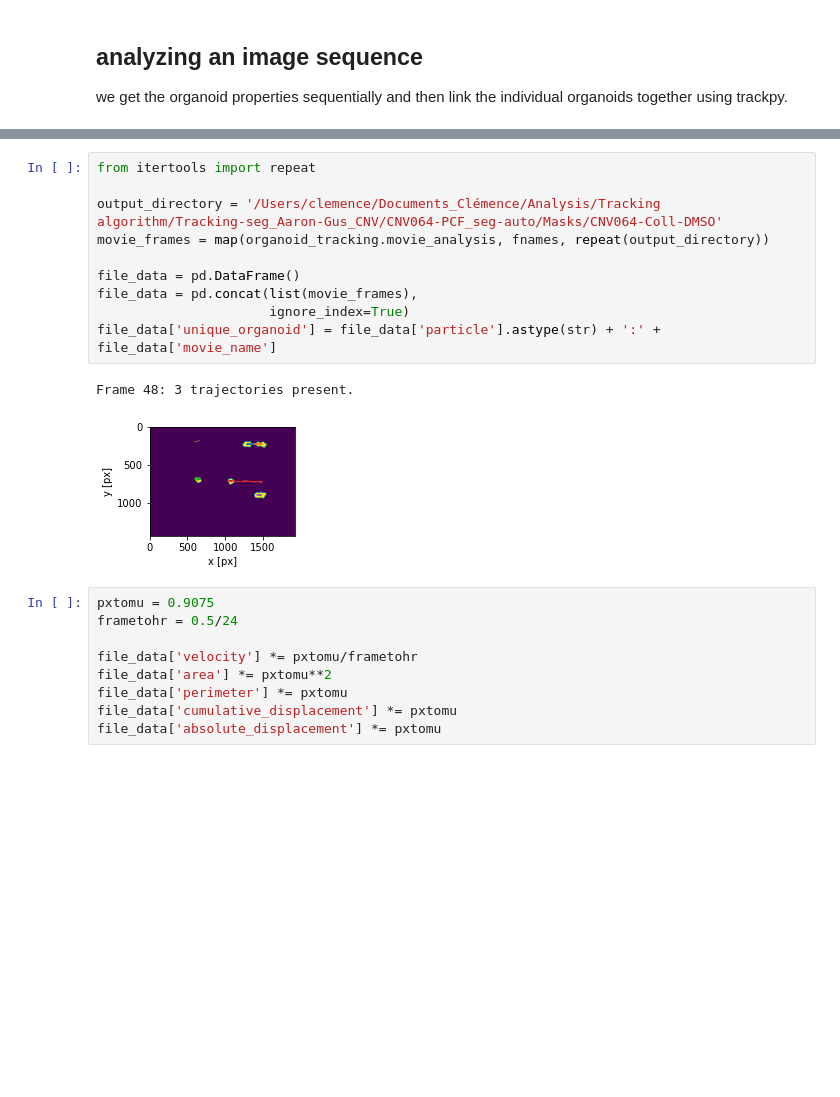
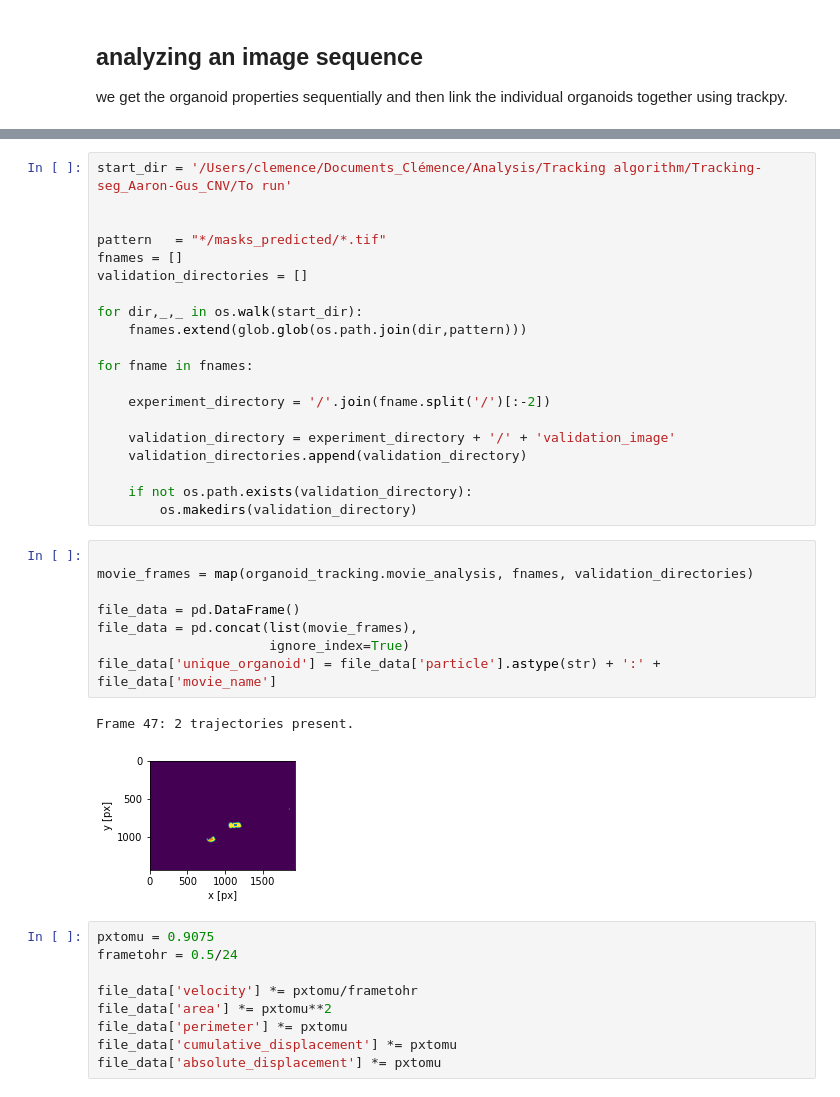
Before and after one commit to CNguyenVigouroux/organoid_tracking, a Jupyter notebook: track_organoids.ipynb, the cells around one changed output, grey strips where cells are left out. Drawn from its saved outputs; the diff is of its cells as text; blank space fills up the shorter version.

```diff
--- a/track_organoids.ipynb
+++ b/track_organoids.ipynb
@@ -14,16 +22,34 @@ fnames = glob.glob(os.path.join(path_to_imgs, '*.tif'))
+# %%
+start_dir = '/Users/clemence/Documents_Clémence/Analysis/Tracking algorithm/Tracking-seg_Aaron-Gus_CNV/To run'
+
+
+pattern   = "*/masks_predicted/*.tif"
+fnames = []
+validation_directories = []
+
+for dir,_,_ in os.walk(start_dir):
+    fnames.extend(glob.glob(os.path.join(dir,pattern)))
+
+for fname in fnames:
+
+    experiment_directory = '/'.join(fname.split('/')[:-2])
+
+    validation_directory = experiment_directory + '/' + 'validation_image'
+    validation_directories.append(validation_directory)
+
+    if not os.path.exists(validation_directory):
+        os.makedirs(validation_directory)
 # %%
-from itertools import repeat
 
-output_directory = '/Users/clemence/Documents_Clémence/Analysis/Tracking algorithm/Tracking-seg_Aaron-Gus_CNV/CNV064-PCF_seg-auto/Masks/CNV064-Coll-DMSO'
-movie_frames = map(organoid_tracking.movie_analysis, fnames, repeat(output_directory))
+movie_frames = map(organoid_tracking.movie_analysis, fnames, validation_directories)
 
 file_data = pd.DataFrame()
 file_data = pd.concat(list(movie_frames),
                       ignore_index=True)
 file_data['unique_organoid'] = file_data['particle'].astype(str) + ':' + file_data['movie_name']
 # %% [output]
-Frame 48: 3 trajectories present.
+Frame 47: 2 trajectories present.
-[figure, old version]
+[figure, new version]
 # %%
 pxtomu = 0.9075
 frametohr = 0.5/24
```
Also changed, not shown: parts of 4 cells of this notebook, 3 other files.
